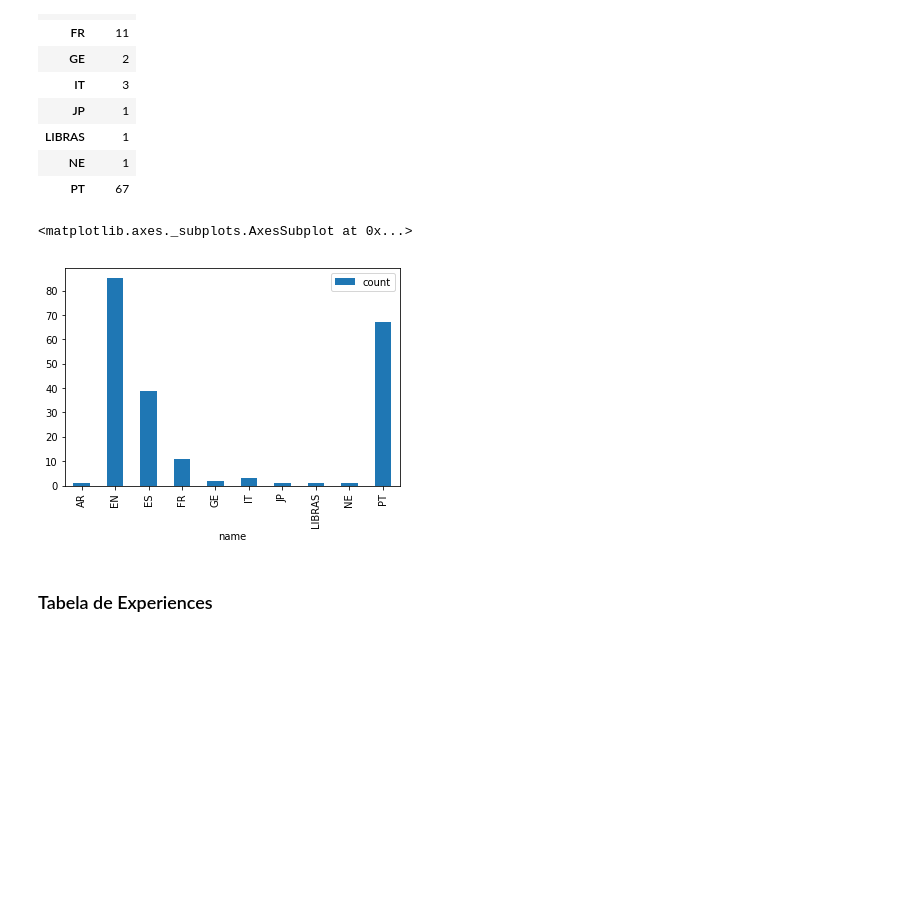
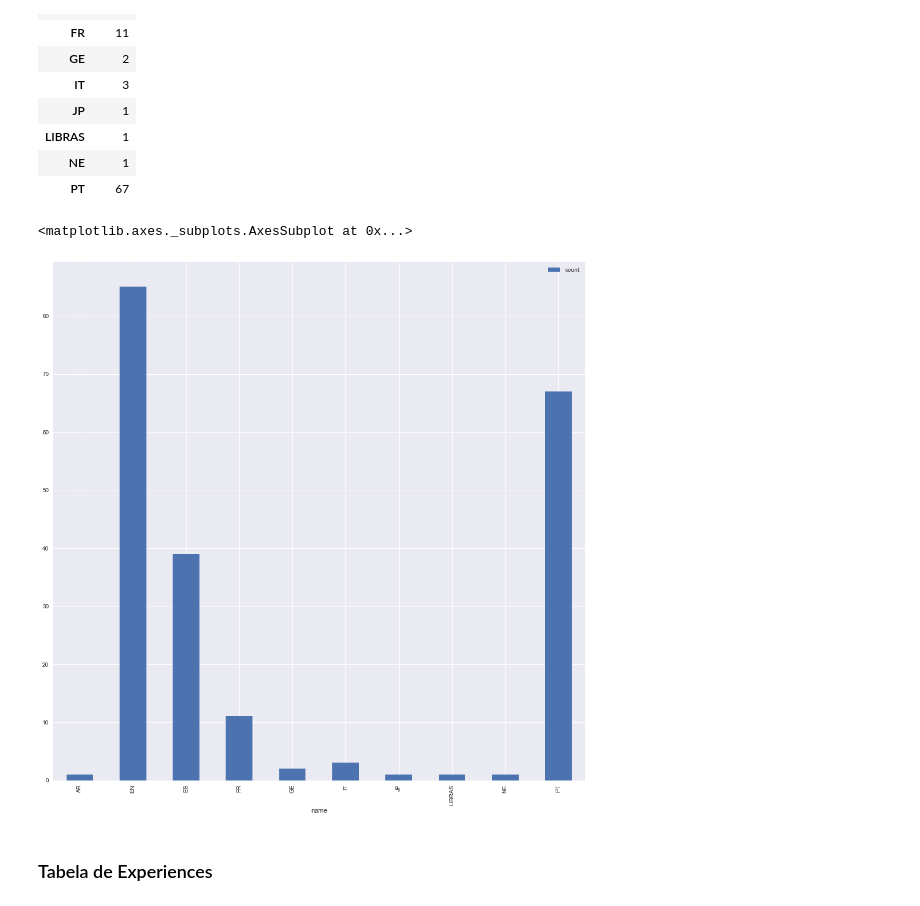
Before and after one commit to ACALBUQUERQUE/introducao-linguagens-estatisticas, a Jupyter notebook: trab/TrabalhoILE.ipynb, the cells around one changed output. Drawn from its saved outputs; the diff is of its cells as text; code cells hidden in the pictures; blank space fills up the shorter version.

```diff
--- a/trab/TrabalhoILE.ipynb
+++ b/trab/TrabalhoILE.ipynb
@@ -17,9 +17,14 @@ import json
 import string
 import pandas as pd
 import numpy as np
+from scipy import stats, integrate
+import matplotlib.pyplot as plt
 from pprint import pprint
 from itertools import groupby
 
+import seaborn as sns
+sns.set(color_codes=True)
+
 pandasDF = pd.read_json('perfis.json')
 pandasDF.head()
 # %% [output]
@@ -48,28 +53,38 @@ def setupTable(myColumn):
                     lang['name'] = lang['name'].replace('Idioma\n','')
                     if lang['name'].encode('utf-8').find('Português') != -1 or lang['name'].encode('utf-8').find('Portuguese') != -1 or lang['name'].encode('utf-8').find('Portugais') != -1:
                         lang['name'] = 'PT'
+                        lang['idiom_id'] = 0
                     if lang['name'].encode('utf-8').find('Inglês') != -1 or lang['name'].encode('utf-8').find('English') != -1 or lang['name'].encode('utf-8').find('Anglais') != -1:
                         lang['name'] = 'EN'
+                        lang['idiom_id'] = 1
                     if lang['name'].encode('utf-8').find('Espanhol') != -1 or lang['name'].encode('utf-8').find('Spanish') != -1:
                         lang['name'] = 'ES'
+                        lang['idiom_id'] = 2
                     if lang['name'].encode('utf-8').find('Italiano') != -1 or lang['name'].encode('utf-8').find('Italian') != -1:
                         lang['name'] = 'IT'
+                        lang['idiom_id'] = 3
                     if lang['name'].encode('utf-8').find('Francês') != -1 or lang['name'].encode('utf-8').find('French') != -1 or lang['name'].encode('utf-8').find('Français') != -1:
                         lang['name'] = 'FR'
+                        lang['idiom_id'] = 4
                     if lang['name'].encode('utf-8').find('Japonês') != -1:
                         lang['name'] = 'JP'
+                        lang['idiom_id'] = 5
                     if lang['name'].encode('utf-8').find('Alemão') != -1:
                         lang['name'] = 'GE'
+                        lang['idiom_id'] = 6
                     if lang['name'].encode('utf-8').find('Holandês') != -1:
                         lang['name'] = 'NE'
+                        lang['idiom_id'] = 7
                     if lang['name'].encode('utf-8').find('Árabe') != -1:
                         lang['name'] = 'AR'
+                        lang['idiom_id'] = 8
 
                 if 'proficiency' in lang:
                     proficiency = lang['proficiency'].encode('utf-8')
                     lang['proficiency'] = proficiency.replace('N\xc3\xadvel ','')
 
     ## Tratamento na Education
+    uniqueSchools = pd.unique(eduDF[['school']].values.ravel())
     if myColumn.name == 'education':
         for personEducation in only_lists:
             for eduItem in personEducation:
@@ -80,7 +95,17 @@ def setupTable(myColumn):
                 if 'major' in eduItem:
                     majorName = eduItem['major'].encode('utf-8').replace('Área de estudo\n','')
                     eduItem['major'] = majorName
+                if 'school' in eduItem:
+                    for sIdx, school in enumerate(uniqueSchools):
+                        if eduItem['school'] == school:
+                            eduItem['school_id'] = sIdx
 
+    if myColumn.name == 'skills':
+        for personSkill in only_lists:
+            for skillItem in personSkill:
+                if 'endorsement_count' in skillItem:
+                    if skillItem['endorsement_count'].encode('utf-8').find('+ de 99') != -1:
+                        skillItem['endorsement_count'] = 99
     #return only_lists[0]
     df = pd.DataFrame.from_dict(only_lists.sum())
     df['personId'] = np.repeat(only_lists.index,
@@ -134,10 +160,10 @@ totalPersonsForLang
 | PT | 67 |
 # %%
 %matplotlib inline
-totalPersonsForLang.plot(kind='bar')
+totalPersonsForLang.plot(kind='bar',figsize=(16, 16))
 # %% [output]
 <matplotlib.axes._subplots.AxesSubplot at 0x...>
-[figure, old version]
+[figure, new version]
 # %% [markdown]
 ### Tabela de Experiences
 # %%
```
Also changed, not shown: parts of 12 cells of this notebook.
